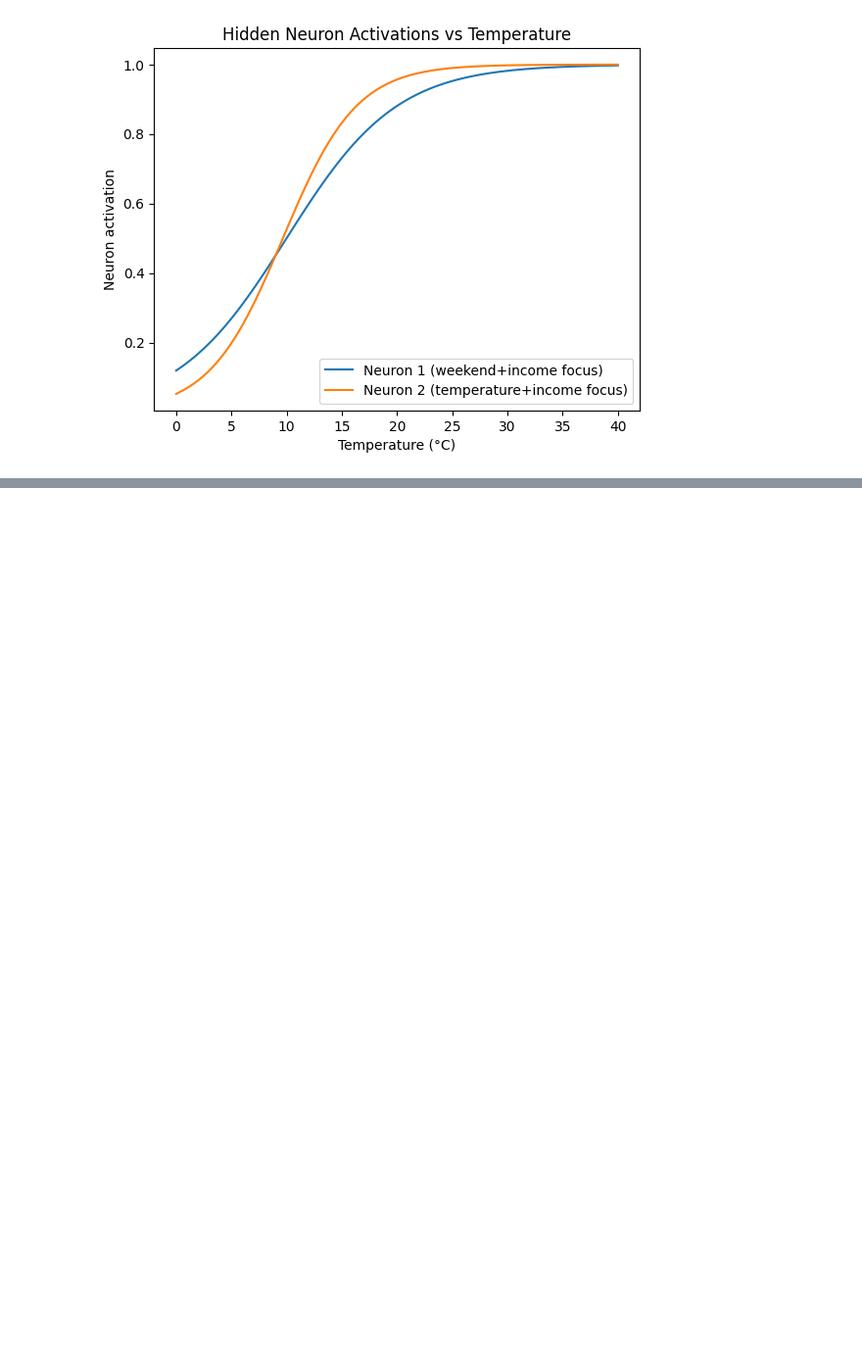
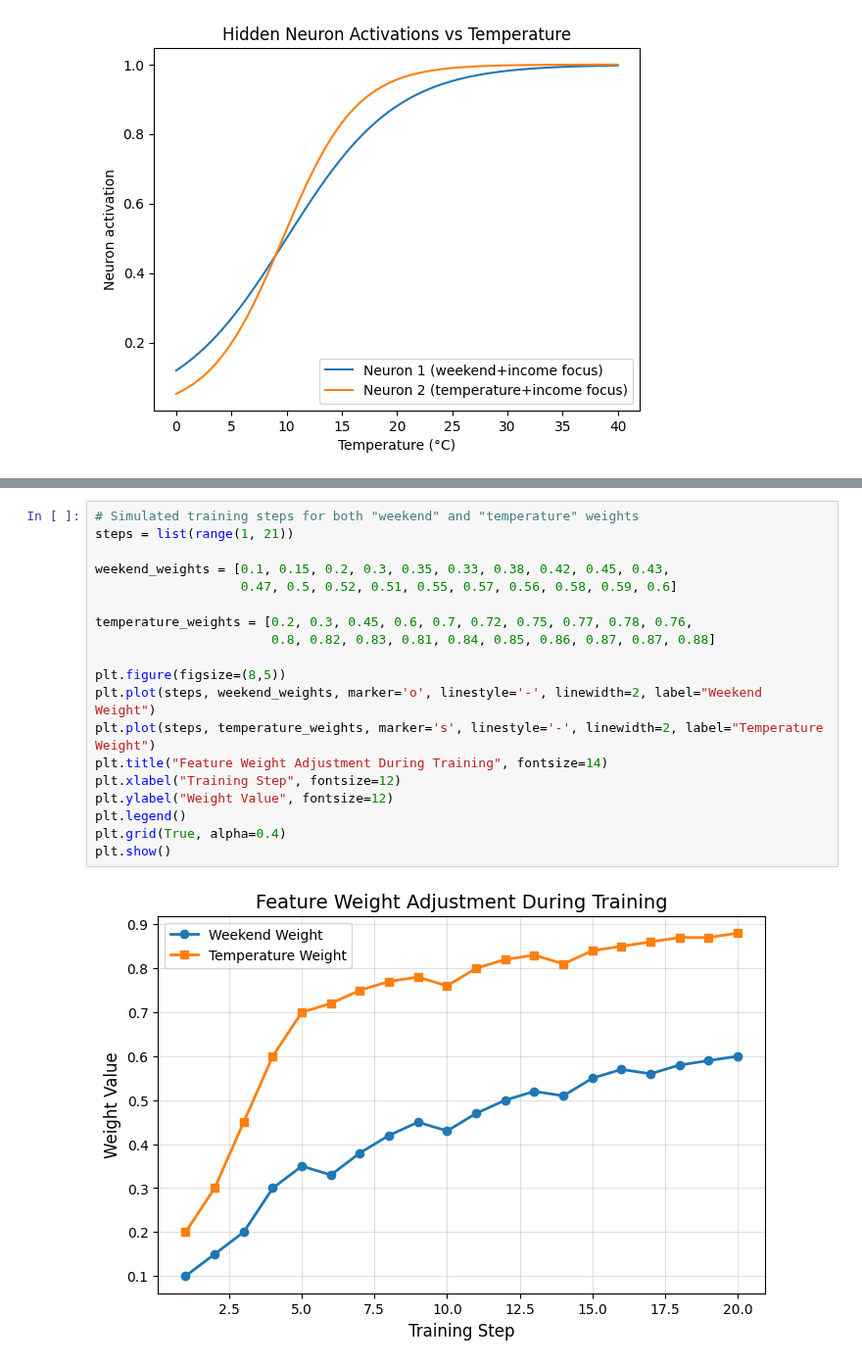
Before and after one commit to Eddieaero/Neural-network, a Jupyter notebook: net.ipynb, the cells around one changed output, grey strips where cells are left out. Shown at 98% size. Cells and saved outputs as stored; diff of their text form; blank space fills up the shorter version.

```diff
--- a/net.ipynb
+++ b/net.ipynb
@@ -86,0 +165,21 @@ plt.show()
+# %%
+# Simulated training steps for both "weekend" and "temperature" weights
+steps = list(range(1, 21))
+
+weekend_weights = [0.1, 0.15, 0.2, 0.3, 0.35, 0.33, 0.38, 0.42, 0.45, 0.43,
+                   0.47, 0.5, 0.52, 0.51, 0.55, 0.57, 0.56, 0.58, 0.59, 0.6]
+
+temperature_weights = [0.2, 0.3, 0.45, 0.6, 0.7, 0.72, 0.75, 0.77, 0.78, 0.76,
+                       0.8, 0.82, 0.83, 0.81, 0.84, 0.85, 0.86, 0.87, 0.87, 0.88]
+
+plt.figure(figsize=(8,5))
+plt.plot(steps, weekend_weights, marker='o', linestyle='-', linewidth=2, label="Weekend Weight")
+plt.plot(steps, temperature_weights, marker='s', linestyle='-', linewidth=2, label="Temperature Weight")
+plt.title("Feature Weight Adjustment During Training", fontsize=14)
+plt.xlabel("Training Step", fontsize=12)
+plt.ylabel("Weight Value", fontsize=12)
+plt.legend()
+plt.grid(True, alpha=0.4)
+plt.show()
+# %% [output]
+[figure, added]
```
Also changed, not shown: parts of 4 cells of this notebook, 1 other file.
